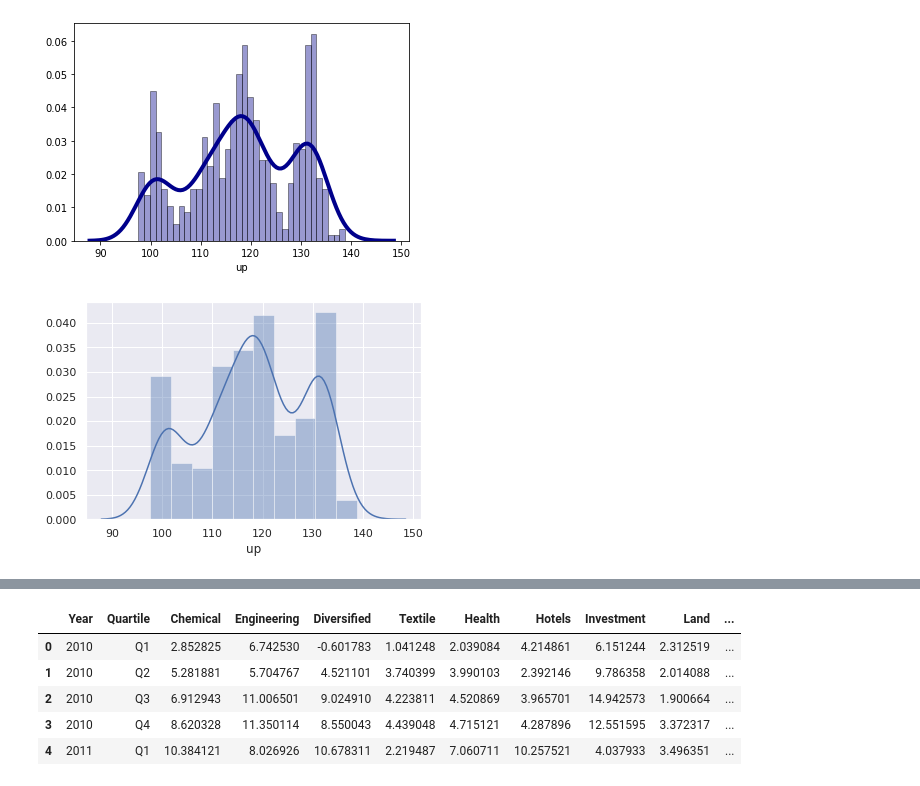
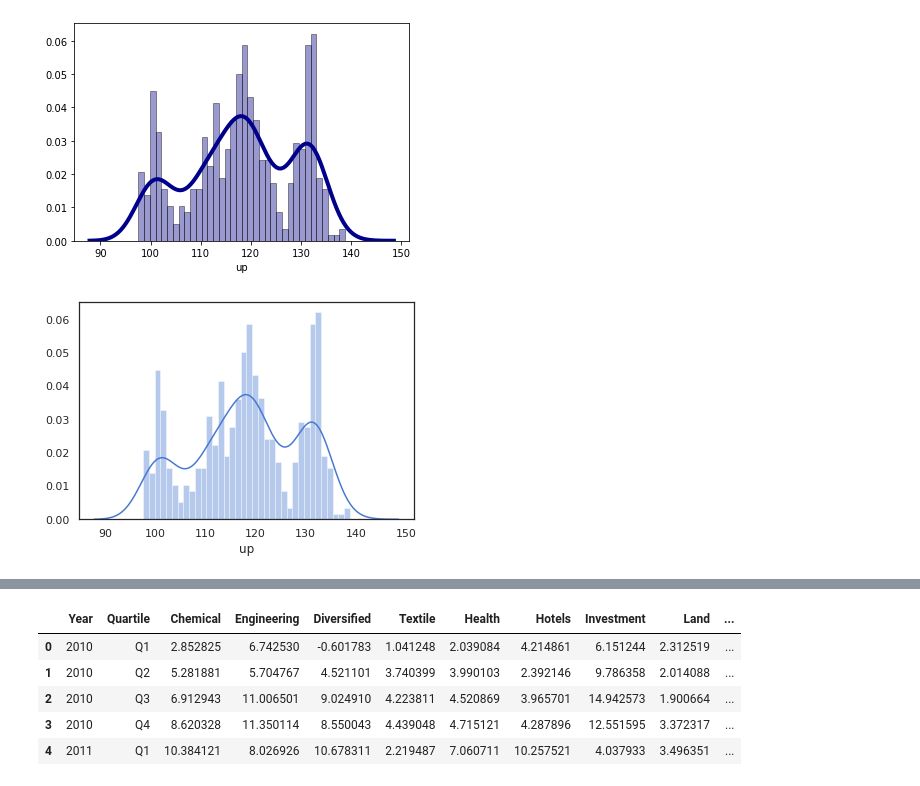
Before and after one commit to hatkanchana/FinanceCBSL, a Jupyter notebook: Colab's_New_Code_Editor.ipynb, the cells around one changed output, grey strips where cells are left out. Saved outputs shown, nothing was run; the diff lists cells and outputs as text; code cells hidden in the pictures.

```diff
--- a/Colab's_New_Code_Editor.ipynb
+++ b/Colab's_New_Code_Editor.ipynb
@@ -230,17 +239,17 @@ sns.distplot(df['up'], hist=True, kde=True,
 # %%
 #import data set
 import pandas as pd
+from scipy import stats
 df = pd.read_csv('https://raw.githubusercontent.com/plotly/datasets/master/finance-charts-apple.csv')
 # displaying first few rows of the dataset
 df.head()
 
 # Import the libraries
 import matplotlib.pyplot as plt
 import seaborn as sns, numpy as np
-
-ax = sns.distplot(df['up'])
+sns.distplot(df['up'],bins=int(180/5));
 # %% [output]
-[figure, old version]
+[figure, new version]
 # %%
 import pandas as pd
 import io
```
Also changed, not shown: parts of 3 cells of this notebook.
